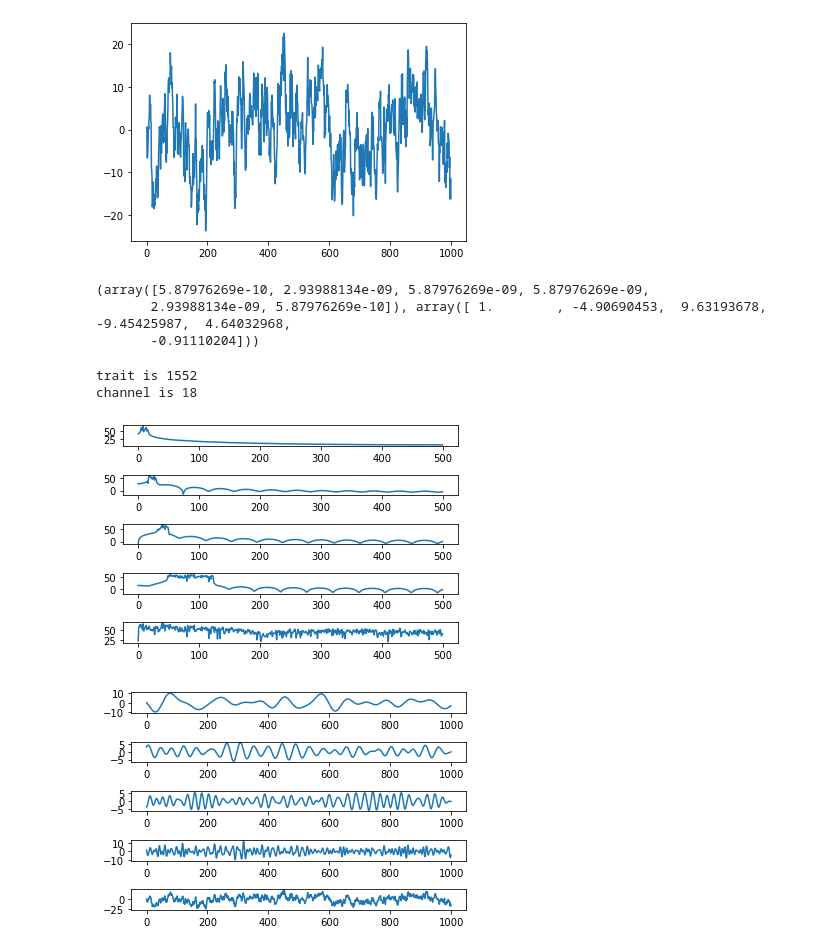
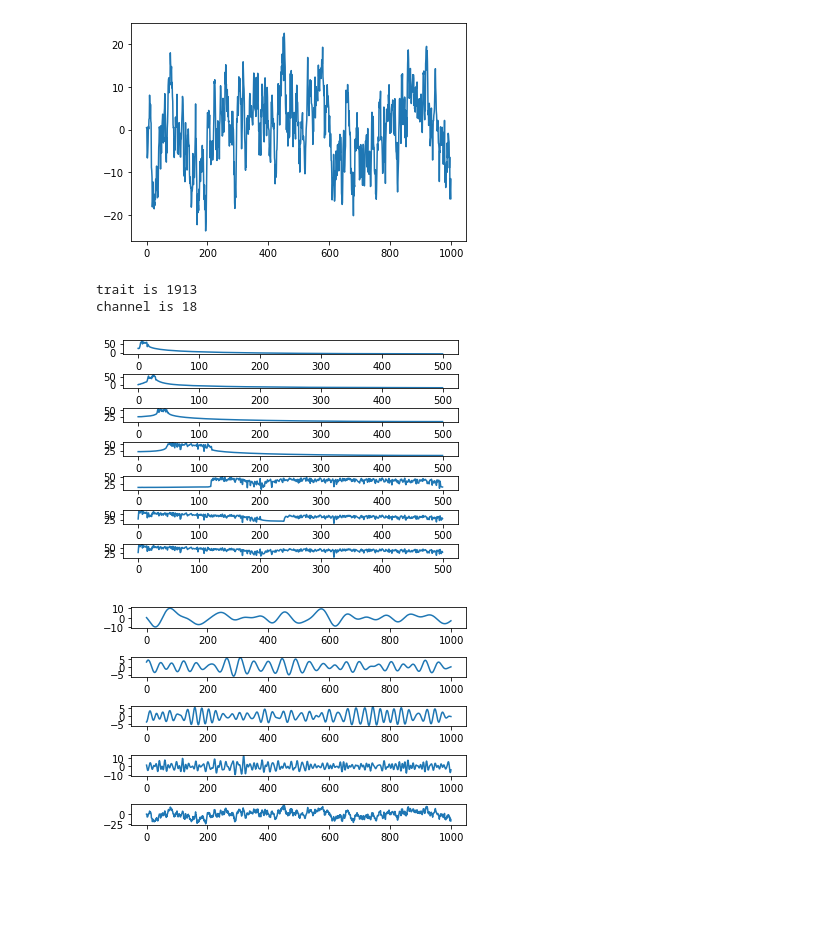
Before and after one commit to thomaskost17/ECEC247_final_project, a Jupyter notebook: EEG_loading.ipynb, the cells around one changed output. Saved outputs shown, nothing was run; the diff lists cells and outputs as text; code cells hidden in the pictures; blank space fills up the shorter version.

Commit message:
Add files via upload
Add gamma band and a band-stop filter.

```diff
--- a/EEG_loading.ipynb
+++ b/EEG_loading.ipynb
@@ -51,8 +51,8 @@ X_train_valid_delta=np.zeros(X_train_valid.shape)
 X_train_valid_theta=np.zeros(X_train_valid.shape)
 X_train_valid_alpha=np.zeros(X_train_valid.shape)
 X_train_valid_beta=np.zeros(X_train_valid.shape)
-
-
+X_train_valid_gamma=np.zeros(X_train_valid.shape)
+X_train_valid_denoise=np.zeros(X_train_valid.shape)
 #define four filters in different passband, our sample rate is 250Hz
 #Delta is 1-4Hz
 #Theta is 4-7Hz
@@ -62,6 +62,8 @@ filter_delta = scipy.signal.firwin(1001,[0.008,0.032], pass_zero='bandpass')
 filter_theta = scipy.signal.firwin(1001,[0.032,0.056], pass_zero='bandpass')
 filter_alpha = scipy.signal.firwin(1001,[0.064,0.096], pass_zero='bandpass')
 filter_beta = scipy.signal.firwin(1001,[0.096,0.24], pass_zero='bandpass')
+filter_gamma=scipy.signal.firwin(1001,[0.24,0.99],pass_zero='bandpass')
+filter_denoise=scipy.signal.firwin(1001,[0.4,0.48],pass_zero='bandstop')
 
 for i in range(X_train_valid.shape[1]):
     for j in range(X_train_valid.shape[0]):
@@ -78,38 +80,47 @@ for i in range(X_train_valid.shape[1]):
 for i in range(X_train_valid.shape[1]):
     for j in range(X_train_valid.shape[0]):
         X_train_valid_beta[j,i,:]=scipy.signal.convolve(X_train_valid[j,i,:],filter_beta,mode='same')
+
+for i in range(X_train_valid.shape[1]):
+    for j in range(X_train_valid.shape[0]):
+        X_train_valid_gamma[j,i,:]=scipy.signal.convolve(X_train_valid[j,i,:],filter_gamma,mode='same')
+
+for i in range(X_train_valid.shape[1]):
+    for j in range(X_train_valid.shape[0]):
+        X_train_valid_denoise[j,i,:]=scipy.signal.convolve(X_train_valid[j,i,:],filter_denoise,mode='same')
-# %% [output]
-(array([5.87976269e-10, 2.93988134e-09, 5.87976269e-09, 5.87976269e-09,
-       2.93988134e-09, 5.87976269e-10]), array([ 1.        , -4.90690453,  9.63193678, -9.45425987,  4.64032968,
-       -0.91110204]))
 # %%
 trait=random.randint(0,X_train_valid.shape[0])
 channel=random.randint(0,X_train_valid.shape[1])
 print("trait is",trait)
 print("channel is",channel)
 
-plt.subplot(911)
+plt.subplot(13,1,1)
 y1=fft(X_train_valid_delta[trait,channel,:],num_fft)
 plt.plot(20*np.log10(y1[:500]))
 
-plt.subplot(913)
+plt.subplot(13,1,3)
 y2=fft(X_train_valid_theta[trait,channel,:],num_fft)
 plt.plot(20*np.log10(y2[:500]))
-plt.subplot(915)
+plt.subplot(13,1,5)
 y3=fft(X_train_valid_alpha[trait,channel,:],num_fft)
 plt.plot(20*np.log10(y3[:500]))
-plt.subplot(917)
+plt.subplot(13,1,7)
 y4=fft(X_train_valid_beta[trait,channel,:],num_fft)
 plt.plot(20*np.log10(y4[:500]))
-plt.subplot(919)
-y5=fft(X_train_valid[trait,channel,:],num_fft)
+plt.subplot(13,1,9)
+y5=fft(X_train_valid_gamma[trait,channel,:],num_fft)
 plt.plot(20*np.log10(y5[:500]))
-
+plt.subplot(13,1,11)
+y6=fft(X_train_valid_denoise[trait,channel,:],num_fft)
+plt.plot(20*np.log10(y6[:500]))
+plt.subplot(13,1,13)
+y7=fft(X_train_valid[trait,channel,:],num_fft)
+plt.plot(20*np.log10(y7[:500]))
 plt.show()
 # %% [output]
-trait is 1552
+trait is 1913
 channel is 18
-[figure, old version]
+[figure, new version]
 # %%
 
 
```
